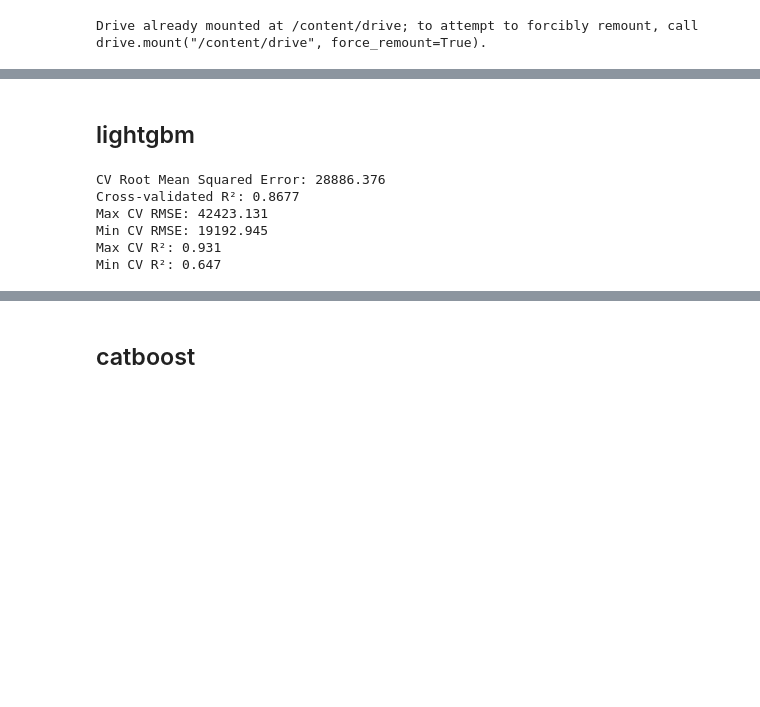
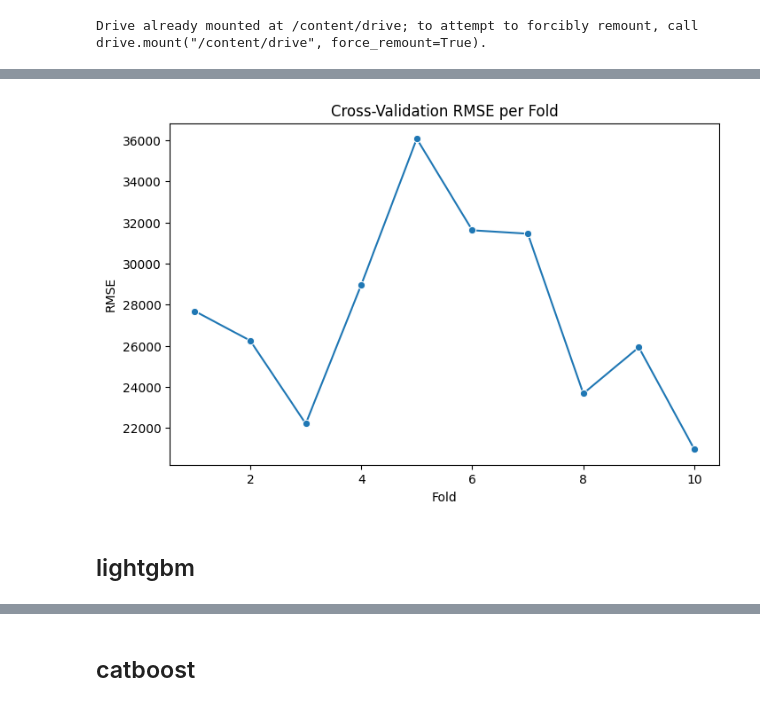
Before and after one commit to Bladys0710/housing-prices-ml-project, a Jupyter notebook: notebooks/02_Modeling_and_Evaluation.ipynb, the cells around one changed output, grey strips where cells are left out. Drawn from its saved outputs; the diff is of its cells as text; code cells hidden in the pictures; blank space fills up the shorter version.

```diff
--- a/notebooks/02_Modeling_and_Evaluation.ipynb
+++ b/notebooks/02_Modeling_and_Evaluation.ipynb
@@ -28,66 +109,12 @@ X_test = test_data.drop(columns=["Id"])
+# %%
+# Cross-Validation RMSE Distribution
+plt.figure(figsize=(8,5))
+sns.lineplot(x=range(1, len(rmse_scores)+1), y=rmse_scores, marker="o")
+plt.xlabel("Fold")
+plt.ylabel("RMSE")
+plt.title("Cross-Validation RMSE per Fold")
+plt.show()
+# %% [output]
+[figure, added]
 # %% [markdown]
 ## lightgbm
-# %%
-from lightgbm import LGBMRegressor
-from sklearn.metrics import mean_squared_error, r2_score
-from sklearn.model_selection import cross_val_score, KFold, cross_val_predict
-import matplotlib.pyplot as plt
-import pandas as pd
-import numpy as np
-
-# Initialize LightGBM Regressor with tuned parameters
-model = LGBMRegressor(
-    n_estimators=1000,      # more boosting rounds
-    learning_rate=0.05,     # slower, more stable learning
-    num_leaves=31,
-    max_depth=-1,
-    min_child_samples=7,
-    max_bin=38,
-    random_state=42,
-    n_jobs=-1,
-    verbose=-1
-)
-
-# Cross-validation
-cv = KFold(n_splits=10, shuffle=True, random_state=42)
-
-# Get cross-validated predictions
-y_pred_cv = cross_val_predict(model, X_train, Y_train, cv=cv)
-
-# Evaluate regression metrics
-mse = mean_squared_error(Y_train, y_pred_cv)
-rmse = np.sqrt(mse)  # Compute RMSE
-r2 = r2_score(Y_train, y_pred_cv)
-print(f"CV Root Mean Squared Error: {rmse:.3f}")
-print(f"Cross-validated R²: {r2:.4f}")
-
-# Calculate cross-validated scores
-mse_scores = -cross_val_score(model, X_train, Y_train, cv=cv, scoring='neg_mean_squared_error')
-rmse_scores = np.sqrt(mse_scores)  # RMSE per fold
-r2_scores = cross_val_score(model, X_train, Y_train, cv=cv, scoring='r2')
-print("Max CV RMSE:", round(rmse_scores.max(), 3))
-print("Min CV RMSE:", round(rmse_scores.min(), 3))
-print("Max CV R²:", round(r2_scores.max(), 3))
-print("Min CV R²:", round(r2_scores.min(), 3))
-
-# Retrain the model on the full training set
-model.fit(X_train, Y_train)
-
-# Make predictions
-Y_pred = model.predict(X_test)
-
-# Prepare submission file
-submission = pd.DataFrame({
-    "Id": test_data["Id"],
-    "SalePrice": Y_pred
-})
-
-# Save with full path (Colab default path)
-submission.to_csv("/content/drive/MyDrive/ML/housing-prices-ml-project/data/submission/LGBMRegressor.csv", index=False)
-# %% [output]
-CV Root Mean Squared Error: 28886.376
-Cross-validated R²: 0.8677
-Max CV RMSE: 42423.131
-Min CV RMSE: 19192.945
-Max CV R²: 0.931
-Min CV R²: 0.647
```
Also changed, not shown: parts of 32 cells of this notebook, 2 other files.
